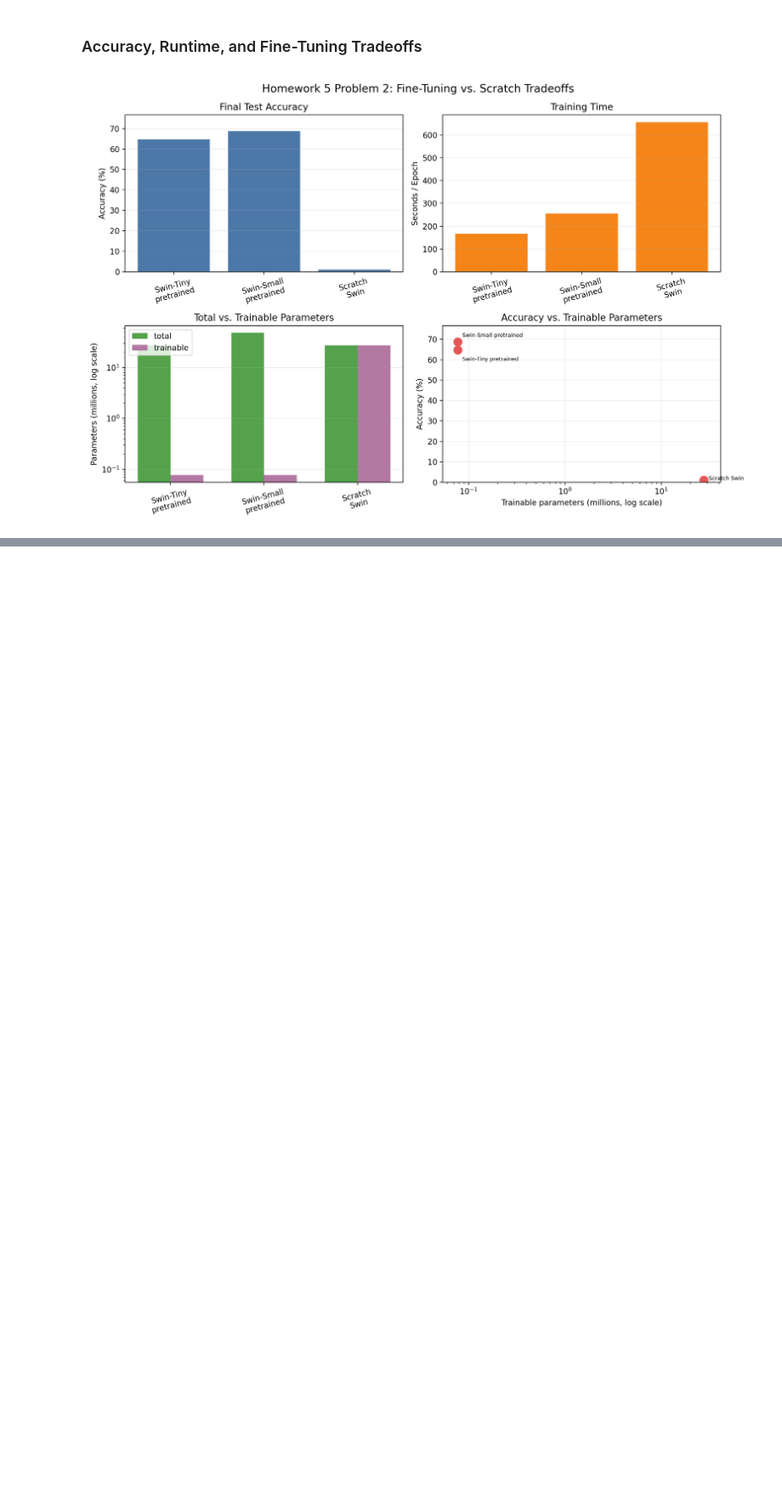
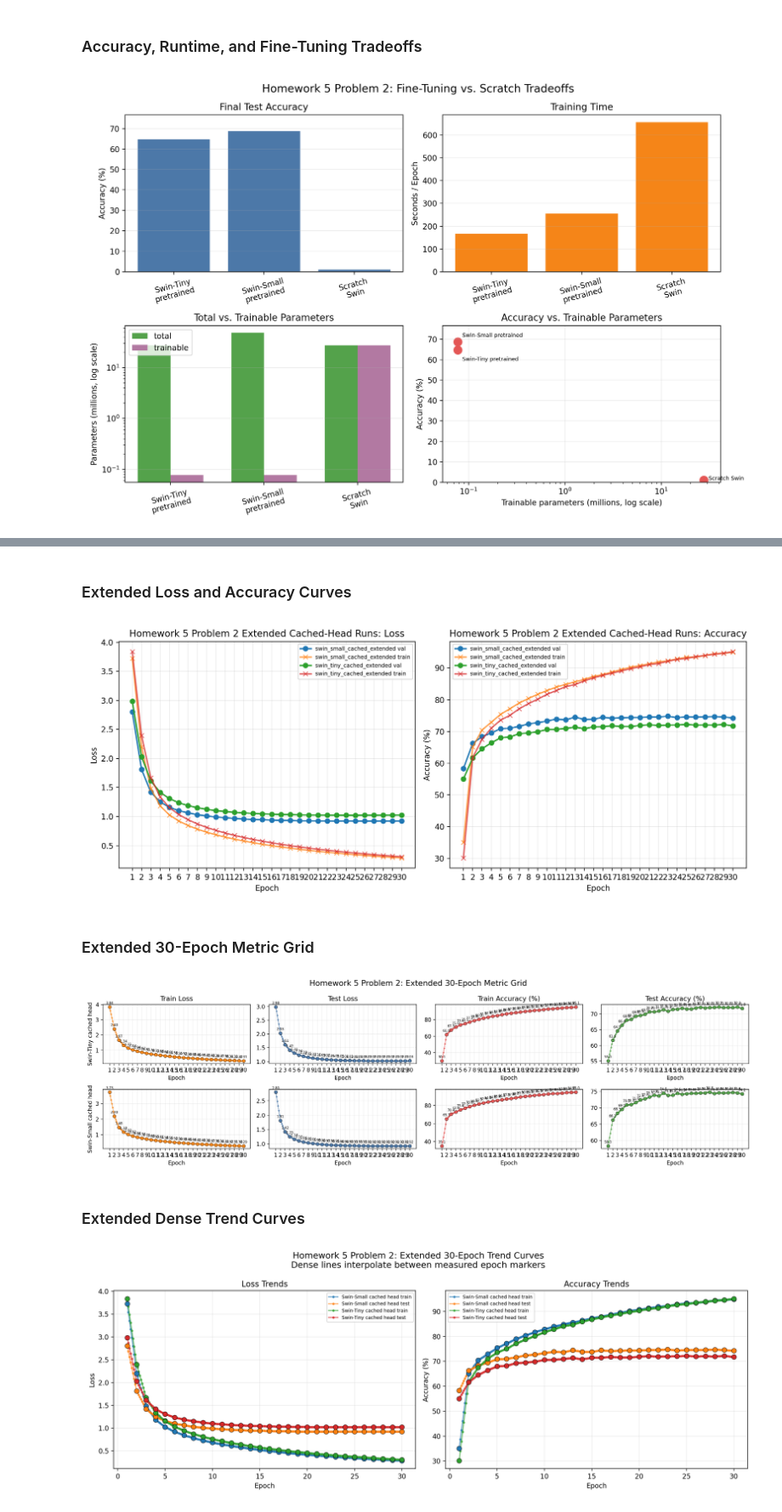
Before and after one commit to gfeliu-rgb/ECGR-4106-HW5, a Jupyter notebook: Homework5_Problem2_Swin_Finetuning.ipynb, the cells around one changed output, grey strips where cells are left out. Shown at 85% size. Cells and saved outputs as stored; diff of their text form; code cells hidden in the pictures; blank space fills up the shorter version.

Commit message:
Add real extended Swin epoch runs

```diff
--- a/Homework5_Problem2_Swin_Finetuning.ipynb
+++ b/Homework5_Problem2_Swin_Finetuning.ipynb
@@ -28,6 +28,11 @@ detail_path = RESULTS / 'problem2_epoch_detail.png'
 metric_grid_path = RESULTS / 'problem2_metric_grid.png'
 trend_path = RESULTS / 'problem2_interpolated_trends.png'
 tradeoff_path = RESULTS / 'problem2_tradeoffs.png'
+extended_history_path = RESULTS / 'problem2_extended_history.csv'
+extended_summary_path = RESULTS / 'problem2_extended_summary.csv'
+extended_curve_path = RESULTS / 'problem2_extended_training_curves.png'
+extended_grid_path = RESULTS / 'problem2_extended_metric_grid.png'
+extended_trend_path = RESULTS / 'problem2_extended_interpolated_trends.png'
 print('Summary:', summary_path)
 print('History:', history_path)
 print('Training plot:', plot_path)
@@ -556,0 +583,14 @@ Small dots are interpolated samples between measured epochs; the larger black-ed
+# %%
+display(Markdown('### Extended Loss and Accuracy Curves'))
+display(Image(filename=str(extended_curve_path)))
+display(Markdown('### Extended 30-Epoch Metric Grid'))
+display(Image(filename=str(extended_grid_path)))
+display(Markdown('### Extended Dense Trend Curves'))
+display(Image(filename=str(extended_trend_path)))
+# %% [output]
+### Extended Loss and Accuracy Curves
+[figure, added]
+### Extended 30-Epoch Metric Grid
+[figure, added]
+### Extended Dense Trend Curves
+[figure, added]
```
Also changed, not shown: parts of 3 cells of this notebook, 11 other files.
